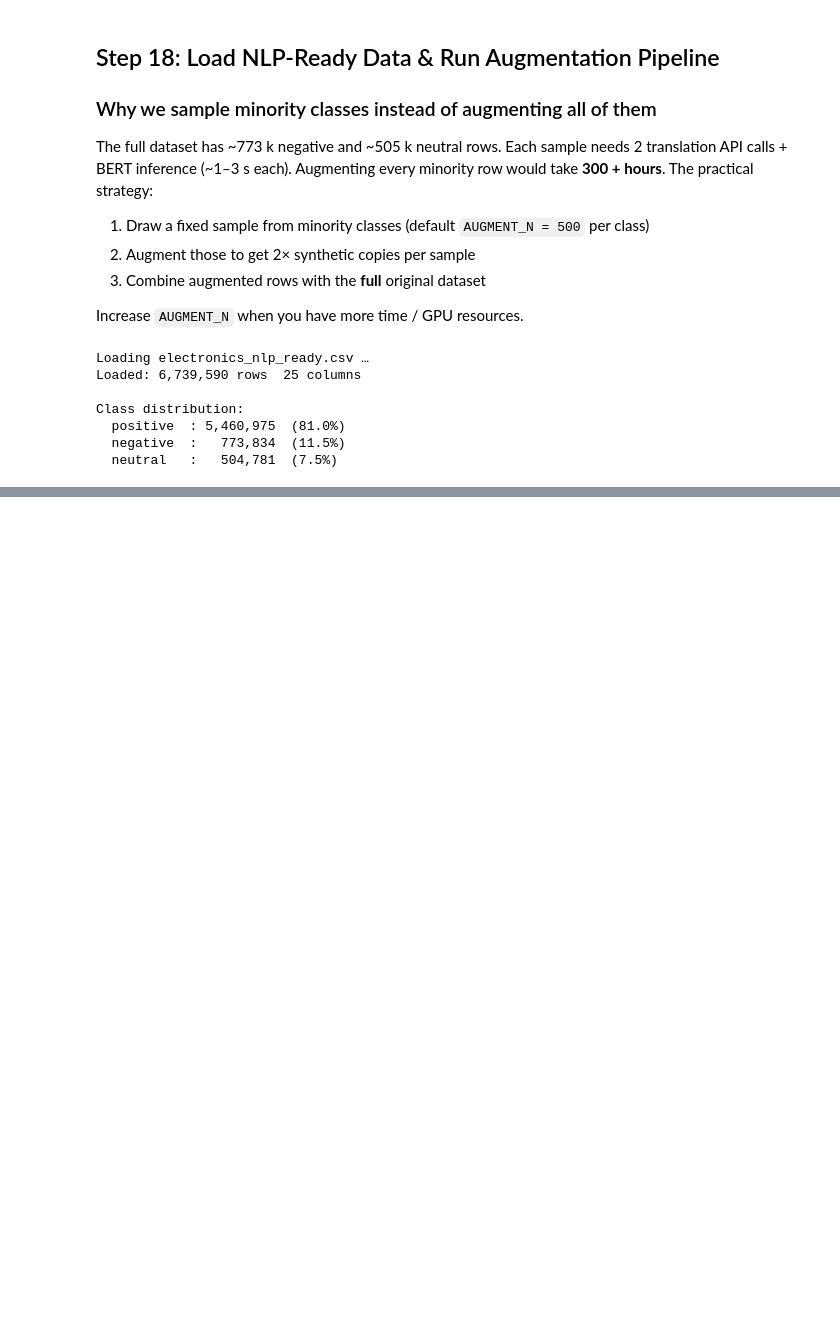
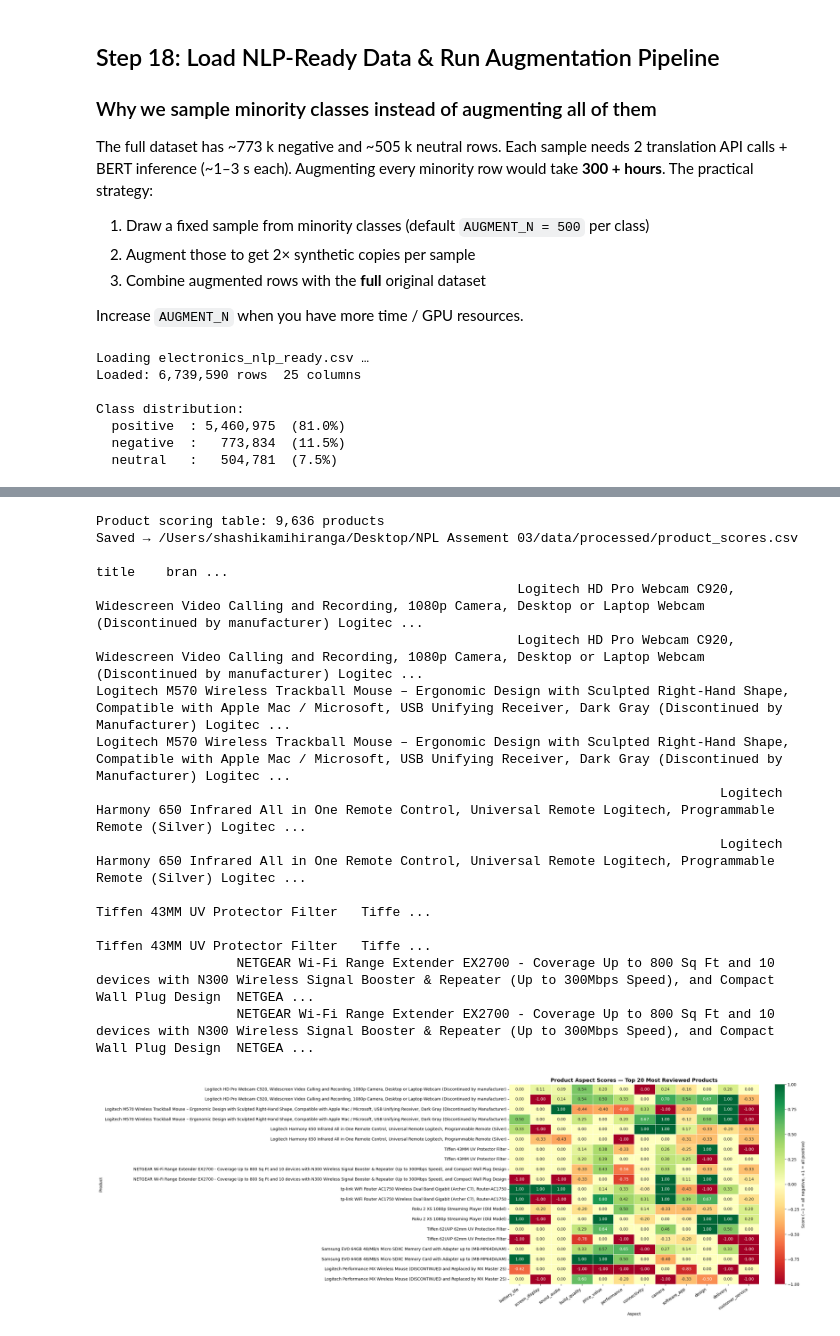
Before and after one commit to ShashikaMihiranga/NLP-Assessment-03-Amazon-Review-Sentiment-Chatbot, a Jupyter notebook: notebooks/main.ipynb, the cells around one changed output, grey strips where cells are left out. Drawn from its saved outputs; the diff is of its cells as text; code cells hidden in the pictures; blank space fills up the shorter version.

```diff
--- a/notebooks/main.ipynb
+++ b/notebooks/main.ipynb
@@ -1815,0 +2642,67 @@ Saved → /Users/shashikamihiranga/Desktop/NPL Assement 03/data/processed/electr
+# %%
+import pandas as pd, numpy as np
+import matplotlib.pyplot as plt, seaborn as sns
+from pathlib import Path
+
+BASE     = "/Users/shashikamihiranga/Desktop/NPL Assement 03"
+INFER_OUT = f"{BASE}/data/processed/absa_inference_300k.csv"
+SCORE_CSV = f"{BASE}/data/processed/product_scores.csv"
+
+ASPECTS  = ['battery_life','screen_display','sound_audio','build_quality',
+            'price_value','performance','connectivity','camera',
+            'software_app','design','delivery','customer_service']
+
+df_infer = pd.read_csv(INFER_OUT)
+df_infer  = df_infer[df_infer['title'].notna() & (df_infer['title'] != '')]
+
+# ── Score per (product, aspect) ──────────────────────────────────────────
+def score(grp):
+    pos = (grp == 'positive').sum()
+    neg = (grp == 'negative').sum()
+    tot = len(grp)
+    return round((pos - neg) / tot, 3) if tot else np.nan
+
+pivot = (
+    df_infer.groupby(['title','brand','category','price','aspect'])['aspect_sentiment']
+    .apply(score).unstack('aspect')
+    .reset_index()
+)
+# Add review count and overall sentiment
+review_counts = df_infer.groupby('title')['aspect'].count().rename('total_mentions')
+pivot = pivot.join(review_counts, on='title')
+pivot['overall_score'] = pivot[ASPECTS].mean(axis=1).round(3)
+pivot = pivot.sort_values('total_mentions', ascending=False).reset_index(drop=True)
+
+pivot.to_csv(SCORE_CSV, index=False)
+print(f'Product scoring table: {len(pivot):,} products')
+print(f'Saved → {SCORE_CSV}')
+print(pivot[['title','brand','overall_score','total_mentions'] + ASPECTS[:4]].head(10).to_string(index=False))
+
+# ── Heatmap: top 20 products by mention count ──────────────────────────────
+top20 = pivot.head(20).set_index('title')[ASPECTS].fillna(0)
+fig, ax = plt.subplots(figsize=(14, 9))
+sns.heatmap(top20, annot=True, fmt='.2f', cmap='RdYlGn',
+            vmin=-1, vmax=1, linewidths=0.4, ax=ax,
+            cbar_kws={'label': 'Score (−1 = all negative, +1 = all positive)'})
+ax.set_title('Product Aspect Scores — Top 20 Most Reviewed Products',
+             fontsize=13, fontweight='bold')
+ax.set_xlabel('Aspect'); ax.set_ylabel('Product')
+plt.xticks(rotation=35, ha='right'); plt.yticks(rotation=0)
+plt.tight_layout()
+plt.savefig(f'{BASE}/reports/product_scoring_heatmap.png', dpi=150)
+plt.show()
+# %% [output]
+Product scoring table: 9,636 products
+Saved → /Users/shashikamihiranga/Desktop/NPL Assement 03/data/processed/product_scores.csv
+                                                                                                                                                                                           title    bran ...
+                                                      Logitech HD Pro Webcam C920, Widescreen Video Calling and Recording, 1080p Camera, Desktop or Laptop Webcam (Discontinued by manufacturer) Logitec ...
+                                                      Logitech HD Pro Webcam C920, Widescreen Video Calling and Recording, 1080p Camera, Desktop or Laptop Webcam (Discontinued by manufacturer) Logitec ...
+Logitech M570 Wireless Trackball Mouse – Ergonomic Design with Sculpted Right-Hand Shape, Compatible with Apple Mac / Microsoft, USB Unifying Receiver, Dark Gray (Discontinued by Manufacturer) Logitec ...
+Logitech M570 Wireless Trackball Mouse – Ergonomic Design with Sculpted Right-Hand Shape, Compatible with Apple Mac / Microsoft, USB Unifying Receiver, Dark Gray (Discontinued by Manufacturer) Logitec ...
+                                                                                Logitech Harmony 650 Infrared All in One Remote Control, Universal Remote Logitech, Programmable Remote (Silver) Logitec ...
+                                                                                Logitech Harmony 650 Infrared All in One Remote Control, Universal Remote Logitech, Programmable Remote (Silver) Logitec ...
+                                                                                                                                                                 Tiffen 43MM UV Protector Filter   Tiffe ...
+                                                                                                                                                                 Tiffen 43MM UV Protector Filter   Tiffe ...
+                  NETGEAR Wi-Fi Range Extender EX2700 - Coverage Up to 800 Sq Ft and 10 devices with N300 Wireless Signal Booster & Repeater (Up to 300Mbps Speed), and Compact Wall Plug Design  NETGEA ...
+                  NETGEAR Wi-Fi Range Extender EX2700 - Coverage Up to 800 Sq Ft and 10 devices with N300 Wireless Signal Booster & Repeater (Up to 300Mbps Speed), and Compact Wall Plug Design  NETGEA ...
+[figure, added]
```
Also changed, not shown: parts of 14 cells of this notebook.
